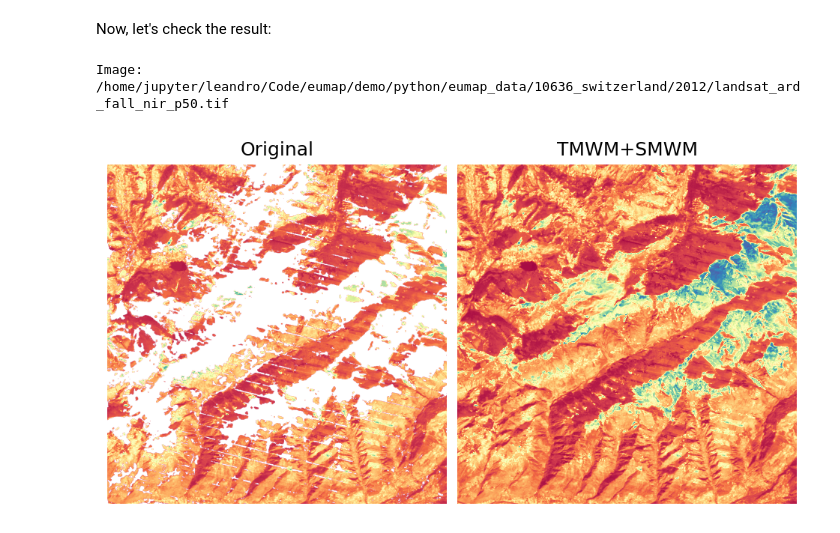
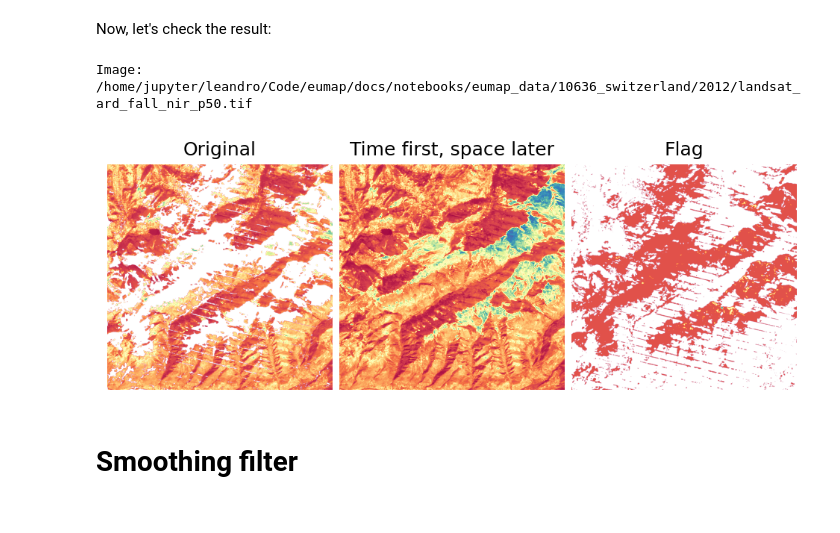
Before and after one commit to openlandmap/scikit-map, a Jupyter notebook: docs/notebooks/01_raster_gap_filling.ipynb, the cells around one changed output. Drawn from its saved outputs; the diff is of its cells as text; code cells hidden in the pictures.

Commit message:
Gapfilling notebook update

```diff
--- a/docs/notebooks/01_raster_gap_filling.ipynb
+++ b/docs/notebooks/01_raster_gap_filling.ipynb
@@ -31,8 +31,8 @@ datasets.TILES
 # %% [markdown]
 We will use a time-series of LANDSAT raster for Sweden, downloading the raster data from [Zenodo](https://zenodo.org/record/4058447).
 # %%
-tile = datasets.TILES[5]
-datasets.get_data(tile+'_rasters.tar.gz')
+tile = datasets.pilot.TILES[5]
+#datasets.pilot.get_data(tile+'_rasters.tar.gz')
 # %% [markdown]
 Now, let's generate a list of file paths sorted by time, starting from the oldest raster.
 # %%
@@ -42,24 +42,24 @@ import os
 def get_fn_rasters(tile, band, perc):
 
     data_root = datasets.DATA_ROOT_NAME
-    tile_dir = Path(os.getcwd()).joinpath(data_root, tile) # eumap.datasets.get_data() downloads to the current working directory by default
+    tile_dir = Path(os.getcwd()).joinpath(data_root, tile) # datasets.pilot.get_data() downloads to the current working directory by default
 
     seasons = ['winter', 'spring', 'summer', 'fall']
 
     fn_rasters = []
     for year in range(2000, 2020):
         for season in seasons:
-            fn_rasters += find_files(dir_list=[tile_dir], dir_pattern=f'{year}/landsat*{season}*{band}*{perc}*.tif')
+            fn_rasters += find_files(dir_list=tile_dir, pattern=f'{year}/landsat*{season}*{band}*{perc}*.tif')
+
+    print(f'Total number of files: {len(fn_rasters)}')
+    print(f'- First file: {fn_rasters[0]}')
+    print(f'- Last file: {fn_rasters[len(fn_rasters)-1]}')
 
     return fn_rasters
 
 perc = 'p50'
 band = 'nir'
-# we will use the 50th percentile of the LANDSAT NIR band provided in the eumap datasets
+# we will use the 50th percentile of the LANDSAT NIR band provided in the eumap datasets.tiles
 fn_rasters = get_fn_rasters(tile, band, perc)
-
-print(f'Total number of files: {len(fn_rasters)}')
-print(f'- First file: {fn_rasters[0]}')
-print(f'- Last file: {fn_rasters[len(fn_rasters)-1]}')
 # %% [output]
 Total number of files: 80
@@ -270,6 +290,6 @@ Time to change the variable **tile** and see the result for other region of EU.
 # %% [markdown]
 It's possible combine two or more gapfilling though the properties `gapfilled_data` and `data`. To illustrate that we will use the Switzerland tile
 # %%
-tile = datasets.TILES[0]
-datasets.get_data(tile+'_rasters.tar.gz')
+tile = datasets.pilot.TILES[0]
+#datasets.pilot.get_data(tile+'_rasters.tar.gz')
 fn_rasters = get_fn_rasters(tile, 'nir', 'p50')
@@ -299,0 +302,10 @@ fn_rasters_tmwm_smwm  = smwm.save_rasters('./gapfilled_tmwm_smwm', data_type='ui
+# %%
+tfsl = gapfiller.time_first_space_later(
+    fn_files = fn_rasters,
+    time_strategy = gapfiller.TMWM,
+    time_args = { 'season_size': 4 },
+    space_strategy = gapfiller.InPainting,
+    space_args = { 'space_win': 10 }
+)
+
+fn_rasters_tfsl  = tfsl.save_rasters('./gapfilled_tmwm_inpaint', data_type='uint8', fn_files=fn_rasters)
@@ -302,18 +329,26 @@ Now, let's check the result:
 # %%
 from eumap import plotter
 
 i = 51
+flag_offset = len(fn_rasters)
+flag_i = flag_offset + i
+
 img_gaps = fn_rasters[i]
-img_gapfilled_tmwm_smwm = fn_rasters_tmwm_smwm[i*2]
+img_gapfilled_tfsl = fn_rasters_tfsl[i]
+img_gapfilled_flag_tfsl = fn_rasters_tfsl[flag_i]
+
 
 print(f'Image: {img_gaps}')
 plotter.plot_rasters(
     img_gaps,
-    img_gapfilled_tmwm_smwm,
+    img_gapfilled_tfsl,
+    img_gapfilled_flag_tfsl,
     cmaps='Spectral',
     figsize=8,
-    titles=['Original', 'TMWM+SMWM'],
+    titles=['Original', 'Time first, space later', 'Flag'],
 )
 # %% [output]
-Image: /home/jupyter/leandro/Code/eumap/demo/python/eumap_data/10636_switzerland/2012/landsat_ard_fall_nir_p50.tif
+Image: /home/jupyter/leandro/Code/eumap/docs/notebooks/eumap_data/10636_switzerland/2012/landsat_ard_fall_nir_p50.tif
-[figure, old version]
+[figure, new version]
+# %% [markdown]
+# Smoothing filter
```
Also changed, not shown: parts of 22 cells of this notebook.
